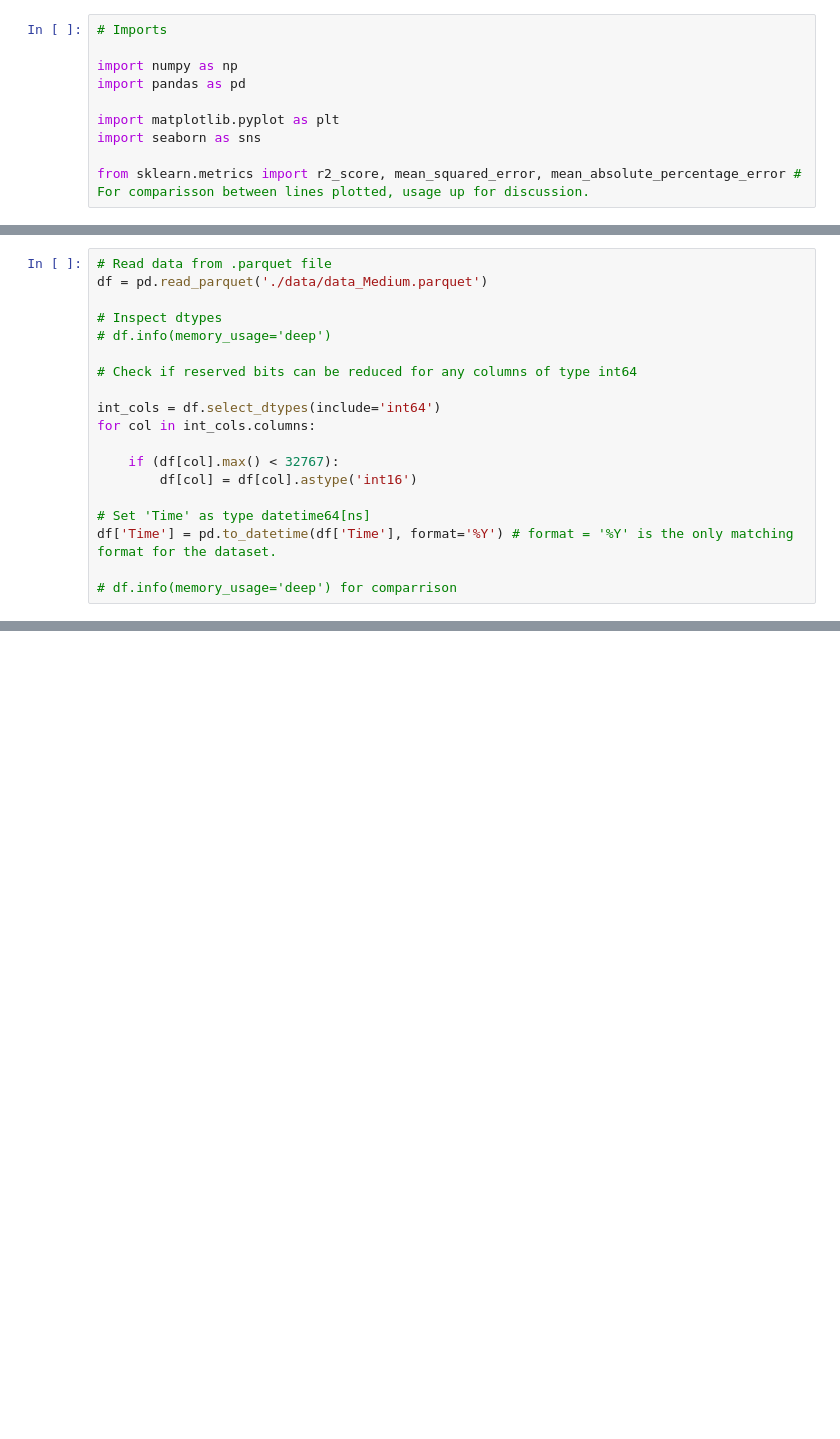
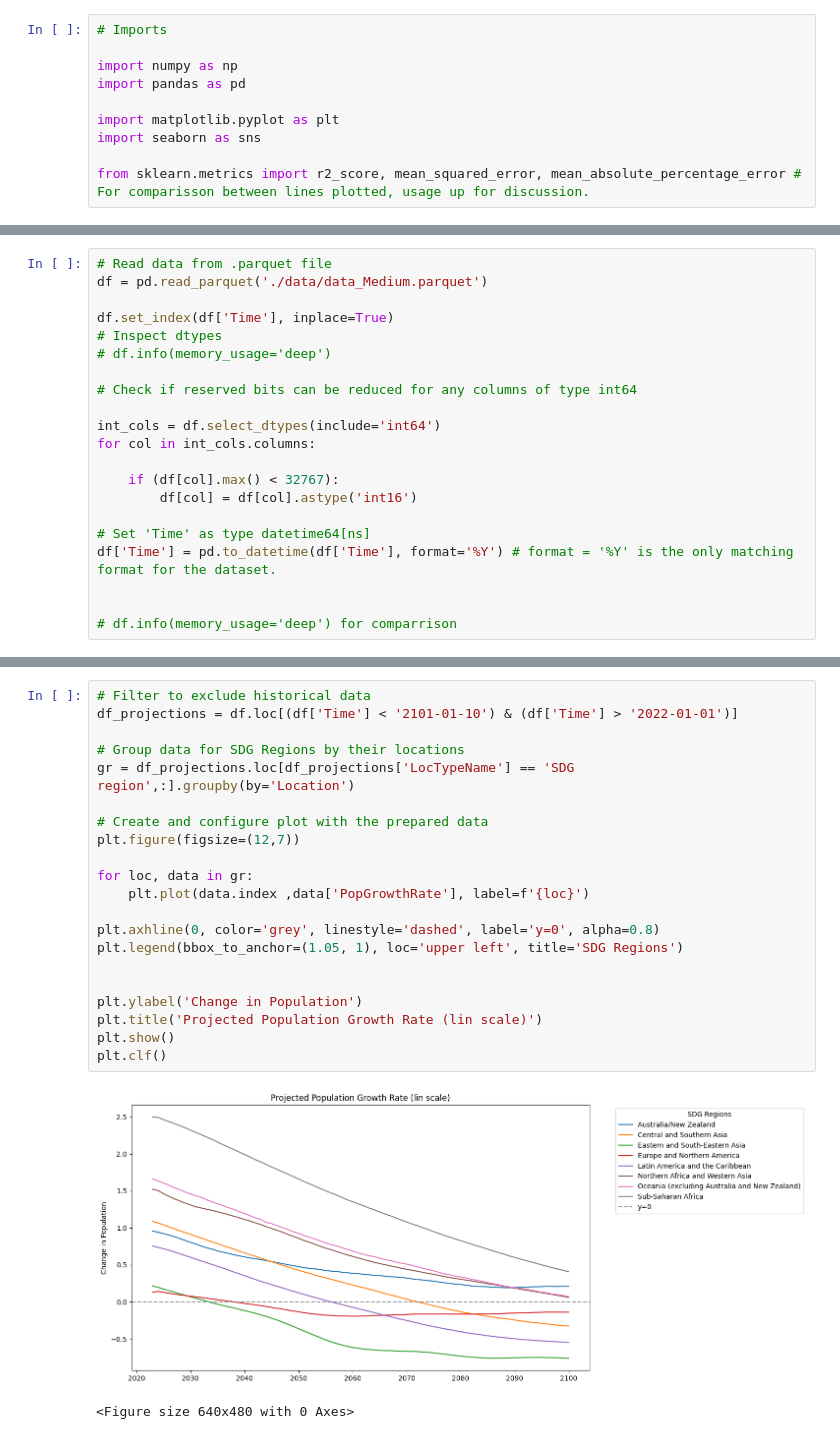
Before and after one commit to GongJr0/UW_Data_Science_Population_Analysis, a Jupyter notebook: Analysis.ipynb, the cells around one changed output, grey strips where cells are left out. Cells and saved outputs as stored; diff of their text form; blank space fills up the shorter version.

Commit message:
Update Analysis.ipynb
Begun data visualization and made some conclusions.

```diff
--- a/Analysis.ipynb
+++ b/Analysis.ipynb
@@ -16,6 +16,7 @@ UN WPP has 2 different sets of data listed on their CSV downloads, which can be
 # Read data from .parquet file
 df = pd.read_parquet('./data/data_Medium.parquet')
 
+df.set_index(df['Time'], inplace=True)
 # Inspect dtypes
 # df.info(memory_usage='deep')
 
@@ -30,4 +31,5 @@ for col in int_cols.columns:
 # Set 'Time' as type datetime64[ns]
 df['Time'] = pd.to_datetime(df['Time'], format='%Y') # format = '%Y' is the only matching format for the dataset.
 
+
 # df.info(memory_usage='deep') for comparrison
@@ -33,0 +40,24 @@ df['Time'] = pd.to_datetime(df['Time'], format='%Y') # format = '%Y' is the only
+# %%
+# Filter to exclude historical data
+df_projections = df.loc[(df['Time'] < '2101-01-10') & (df['Time'] > '2022-01-01')]
+
+# Group data for SDG Regions by their locations
+gr = df_projections.loc[df_projections['LocTypeName'] == 'SDG region',:].groupby(by='Location')
+
+# Create and configure plot with the prepared data
+plt.figure(figsize=(12,7))
+
+for loc, data in gr:
+    plt.plot(data.index ,data['PopGrowthRate'], label=f'{loc}')
+
+plt.axhline(0, color='grey', linestyle='dashed', label='y=0', alpha=0.8)
+plt.legend(bbox_to_anchor=(1.05, 1), loc='upper left', title='SDG Regions')
+
+
+plt.ylabel('Change in Population')
+plt.title('Projected Population Growth Rate (lin scale)')
+plt.show()
+plt.clf()
+# %% [output]
+[figure, added]
+<Figure size 640x480 with 0 Axes>
```
Also changed, not shown: parts of 5 cells of this notebook.
